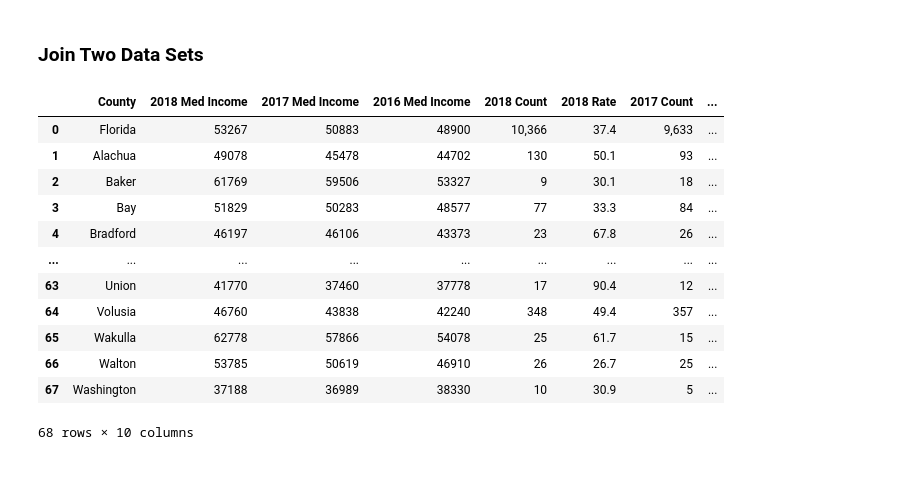
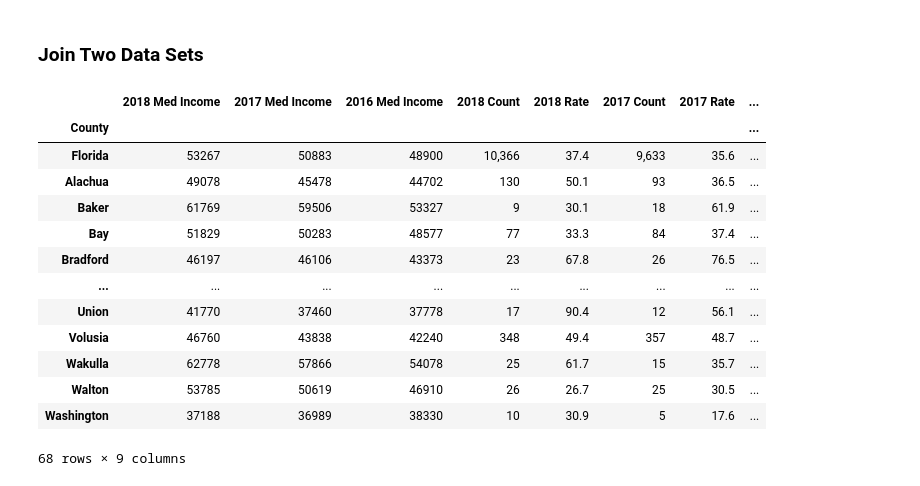
Before and after one commit to admercier/ETL_challenge, a Jupyter notebook: data_analysis.ipynb, the cells around one changed output. Drawn from its saved outputs; the diff is of its cells as text; code cells hidden in the pictures.

```diff
--- a/data_analysis.ipynb
+++ b/data_analysis.ipynb
@@ -157,21 +157,26 @@ memory usage: 4.2+ KB
 # %%
 #join two dataframes together into on dataframe
 florida_join = pd.merge(florida_income, florida_amps, how="left", on="County")
 florida_join
+
+#reindex to just the county
+florida_join.set_index("County", inplace=True)
+florida_join
 # %% [output]
-|  | County | 2018 Med Income | 2017 Med Income | 2016 Med Income | 2018 Count | 2018 Rate | 2017 Count | ... |
-| 0 | Florida | 53267 | 50883 | 48900 | 10,366 | 37.4 | 9,633 | ... |
-| 1 | Alachua | 49078 | 45478 | 44702 | 130 | 50.1 | 93 | ... |
-| 2 | Baker | 61769 | 59506 | 53327 | 9 | 30.1 | 18 | ... |
-| 3 | Bay | 51829 | 50283 | 48577 | 77 | 33.3 | 84 | ... |
-| 4 | Bradford | 46197 | 46106 | 43373 | 23 | 67.8 | 26 | ... |
+|  | 2018 Med Income | 2017 Med Income | 2016 Med Income | 2018 Count | 2018 Rate | 2017 Count | 2017 Rate | ... |
+| County |  |  |  |  |  |  |  | ... |
+| Florida | 53267 | 50883 | 48900 | 10,366 | 37.4 | 9,633 | 35.6 | ... |
+| Alachua | 49078 | 45478 | 44702 | 130 | 50.1 | 93 | 36.5 | ... |
+| Baker | 61769 | 59506 | 53327 | 9 | 30.1 | 18 | 61.9 | ... |
+| Bay | 51829 | 50283 | 48577 | 77 | 33.3 | 84 | 37.4 | ... |
+| Bradford | 46197 | 46106 | 43373 | 23 | 67.8 | 26 | 76.5 | ... |
 | ... | ... | ... | ... | ... | ... | ... | ... | ... |
-| 63 | Union | 41770 | 37460 | 37778 | 17 | 90.4 | 12 | ... |
-| 64 | Volusia | 46760 | 43838 | 42240 | 348 | 49.4 | 357 | ... |
-| 65 | Wakulla | 62778 | 57866 | 54078 | 25 | 61.7 | 15 | ... |
-| 66 | Walton | 53785 | 50619 | 46910 | 26 | 26.7 | 25 | ... |
-| 67 | Washington | 37188 | 36989 | 38330 | 10 | 30.9 | 5 | ... |
+| Union | 41770 | 37460 | 37778 | 17 | 90.4 | 12 | 56.1 | ... |
+| Volusia | 46760 | 43838 | 42240 | 348 | 49.4 | 357 | 48.7 | ... |
+| Wakulla | 62778 | 57866 | 54078 | 25 | 61.7 | 15 | 35.7 | ... |
+| Walton | 53785 | 50619 | 46910 | 26 | 26.7 | 25 | 30.5 | ... |
+| Washington | 37188 | 36989 | 38330 | 10 | 30.9 | 5 | 17.6 | ... |
-68 rows × 10 columns
+68 rows × 9 columns
 # %%
 #save dataframe as CSV
 florida_join.to_csv("Florida_Amputation_and_Income.csv")
```
Also changed, not shown: 1 other file.
